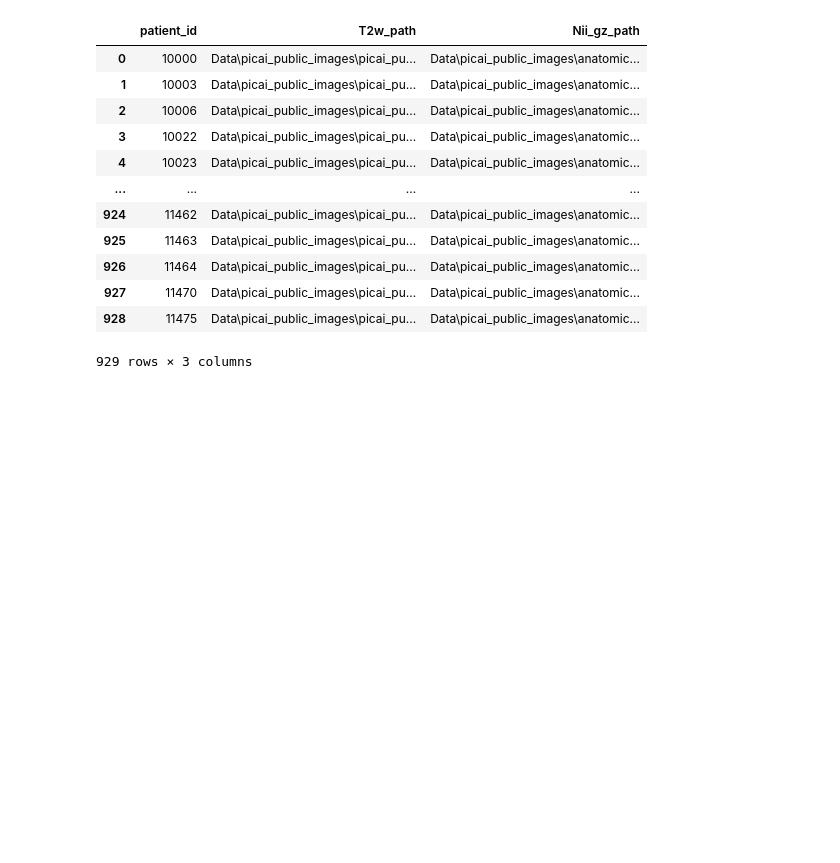
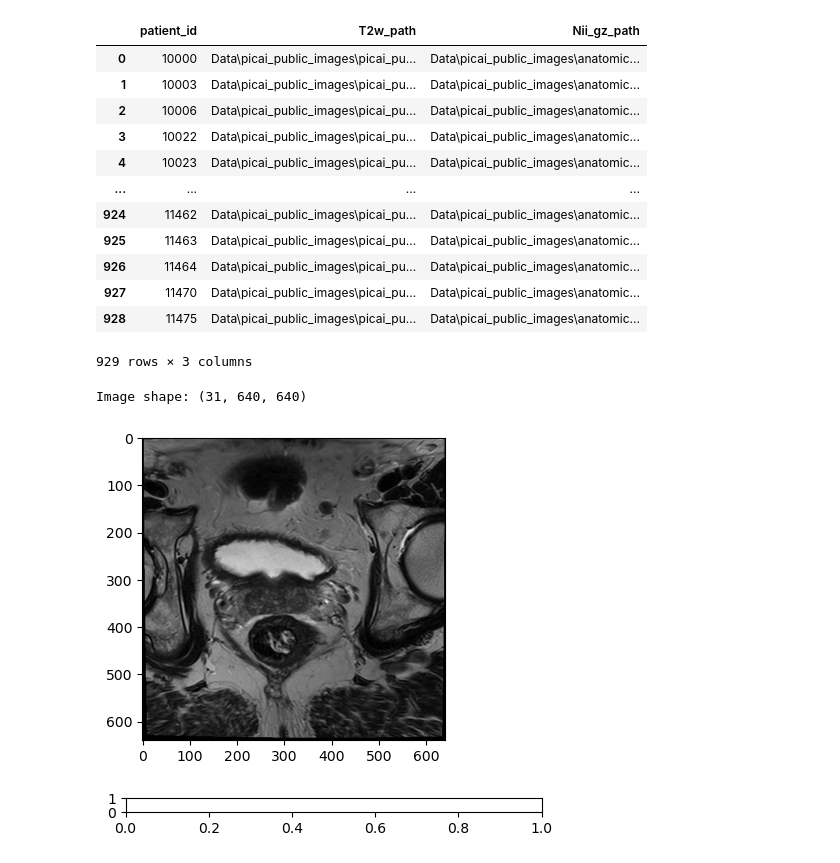
Before and after one commit to GitLars0/picai_bachelor, a Jupyter notebook: Code/filtering.ipynb, the cells around one changed output. Cells and saved outputs as stored; diff of their text form; code cells hidden in the pictures; blank space fills up the shorter version.

```diff
--- a/Code/filtering.ipynb
+++ b/Code/filtering.ipynb
@@ -118,3 +170,21 @@ df_path_merged
 | 927 | 11470 | Data\picai_public_images\picai_pu... | Data\picai_public_images\anatomic... |
 | 928 | 11475 | Data\picai_public_images\picai_pu... | Data\picai_public_images\anatomic... |
 929 rows × 3 columns
+# %%
+file_path = r"Data\picai_public_images\picai_public_images_fold0\10000\10000_1000000_t2w.mha"
+image = sitk.ReadImage(file_path)
+image_data = sitk.GetArrayFromImage(image)
+
+print(f"Image shape: {image_data.shape}")
+
+fig, ax = plt.subplots()
+plt.subplots_adjust(bottom=0.25)
+
+axlayer = plt.axes([0.25, 0.1, 0.65, 0.03])
+
+ax.imshow(image_data[18, :, :], cmap='gray')
+
+plt.show()
+# %% [output]
+Image shape: (31, 640, 640)
+[figure, added]
```
Also changed, not shown: parts of 3 cells of this notebook.
